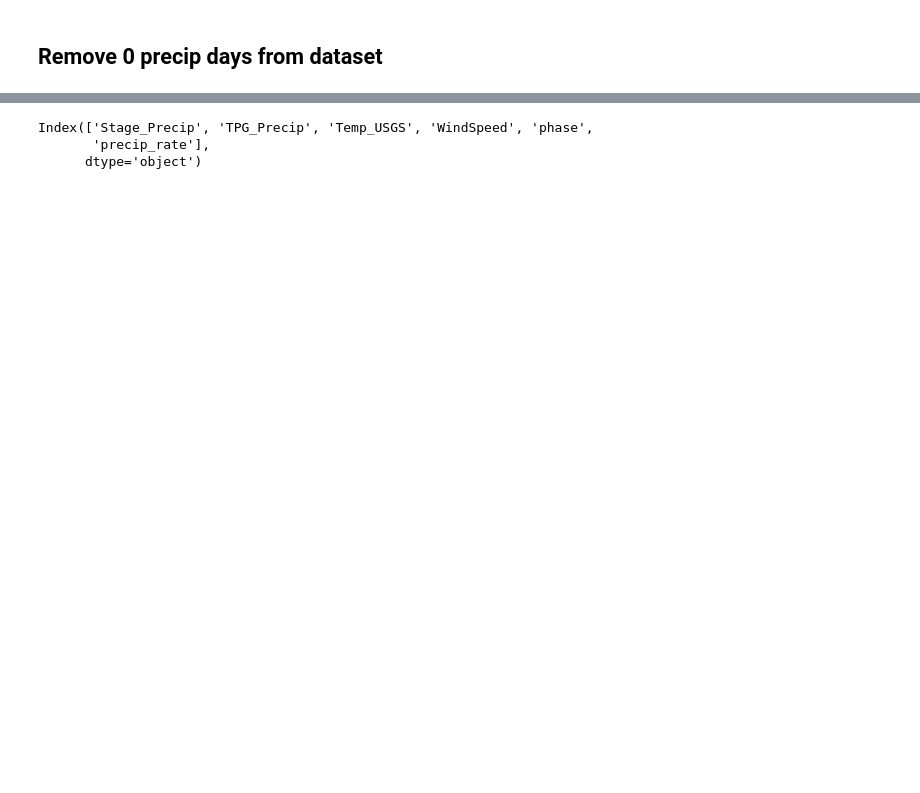
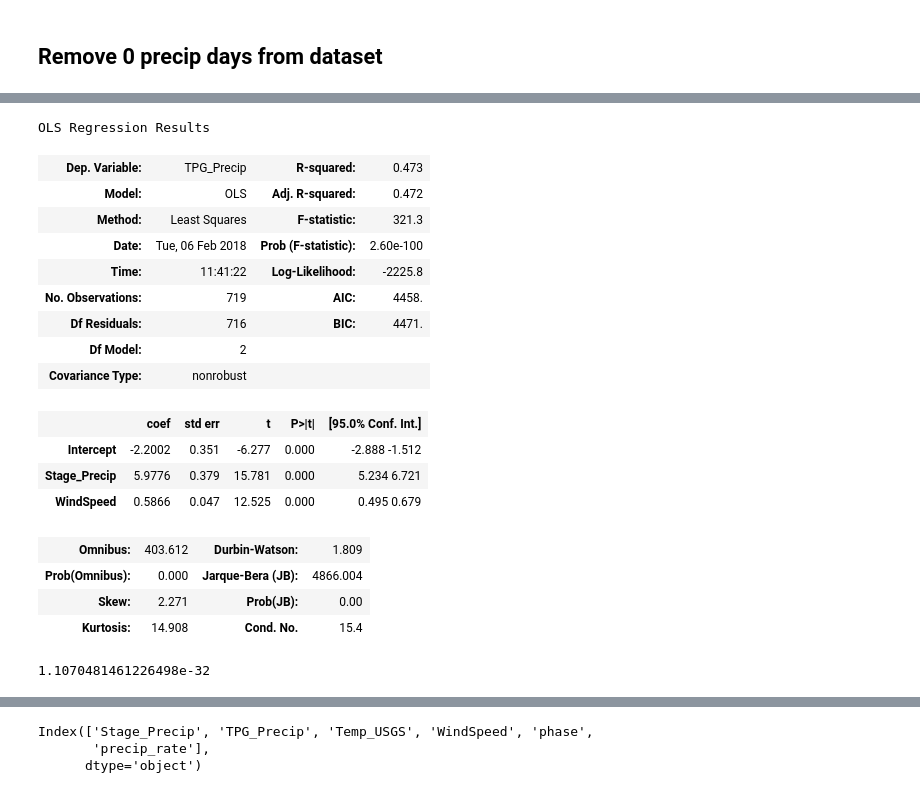
Before and after one commit to ehbaker/WXmunge, a Jupyter notebook: Match Stage and TPG Records.ipynb, the cells around one changed output, grey strips where cells are left out. Drawn from its saved outputs; the diff is of its cells as text; code cells hidden in the pictures; blank space fills up the shorter version.

```diff
--- a/Match Stage and TPG Records.ipynb
+++ b/Match Stage and TPG Records.ipynb
@@ -191,3 +484,30 @@ g=g.set(xlim=(-0.1,4))
+# %%
+lm2.summary()
+# %% [output]
+OLS Regression Results
+| Dep. Variable: | TPG_Precip | R-squared: | 0.473 |
+| Model: | OLS | Adj. R-squared: | 0.472 |
+| Method: | Least Squares | F-statistic: | 321.3 |
+| Date: | Tue, 06 Feb 2018 | Prob (F-statistic): | 2.60e-100 |
+| Time: | 11:41:22 | Log-Likelihood: | -2225.8 |
+| No. Observations: | 719 | AIC: | 4458. |
+| Df Residuals: | 716 | BIC: | 4471. |
+| Df Model: | 2 |  |  |
+| Covariance Type: | nonrobust |  |  |
+|  | coef | std err | t | P>|t| | [95.0% Conf. Int.] |
+| Intercept | -2.2002 | 0.351 | -6.277 | 0.000 | -2.888 -1.512 |
+| Stage_Precip | 5.9776 | 0.379 | 15.781 | 0.000 | 5.234 6.721 |
+| WindSpeed | 0.5866 | 0.047 | 12.525 | 0.000 | 0.495 0.679 |
+| Omnibus: | 403.612 | Durbin-Watson: | 1.809 |
+| Prob(Omnibus): | 0.000 | Jarque-Bera (JB): | 4866.004 |
+| Skew: | 2.271 | Prob(JB): | 0.00 |
+| Kurtosis: | 14.908 | Cond. No. | 15.4 |
+# %%
+#F-test (ANOVA) indicates that adding wind speed does improve model performance significantly
+f_val, p_val, df_diff=lm2.compare_f_test(lm1)
+p_val
+# %% [output]
+1.1070481461226498e-32
 # %%
 sns.jointplot(col_x, col_y, data=all_dat, stat_func=kend)
 # %% [output]
```
Also changed, not shown: parts of 79 cells of this notebook, 9 other files.
